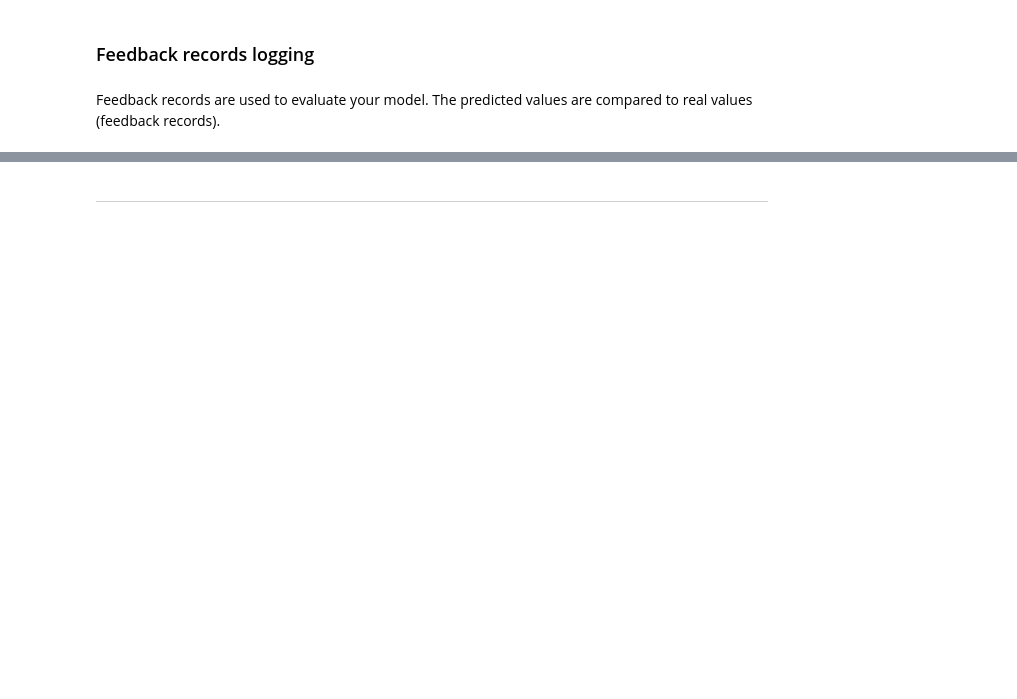
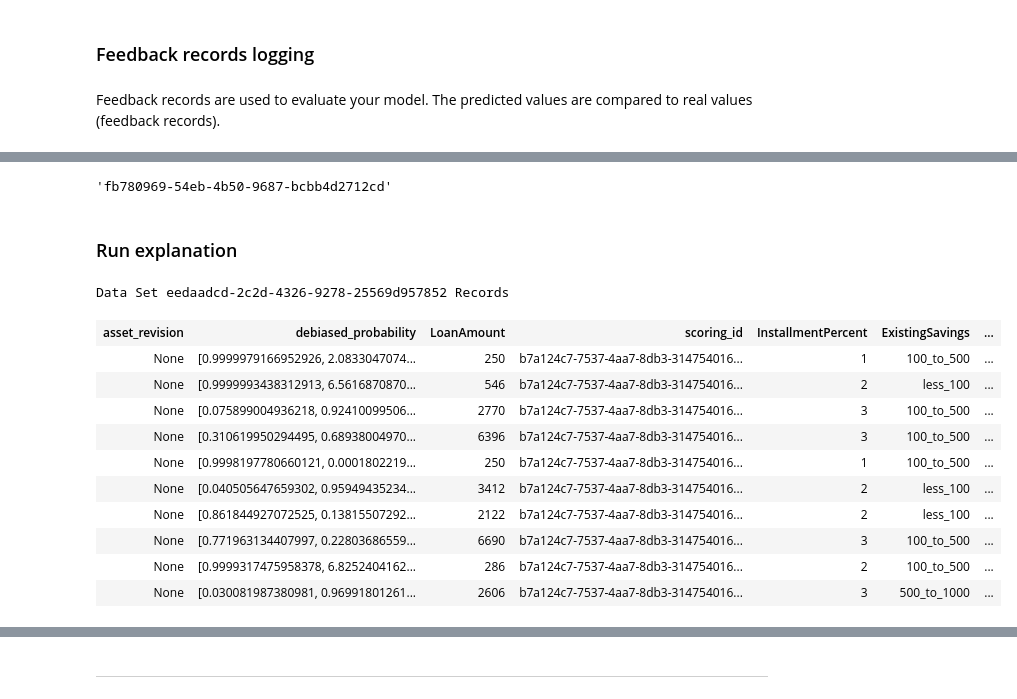
Before and after one commit to IBM/monitor-azure-ml-with-watson-openscale, a Jupyter notebook: examples/WatsonOpenScaleAndAzureMLengineExampleOutput.ipynb, the cells around one changed output, grey strips where cells are left out. Drawn from its saved outputs; the diff is of its cells as text; code cells hidden in the pictures; blank space fills up the shorter version.

```diff
--- a/examples/WatsonOpenScaleAndAzureMLengineExampleOutput.ipynb
+++ b/examples/WatsonOpenScaleAndAzureMLengineExampleOutput.ipynb
@@ -567,0 +788,32 @@ client.data_mart.get_deployment_metrics()
+# %%
+target = Target(
+    target_type=TargetTypes.SUBSCRIPTION,
+    target_id=subscription_id
+
+)
+parameters = {
+    "features": [
+        {"feature": "Sex",
+         "majority": ['male'],
+         "minority": ['female'],
+         "threshold": 0.95
+         },
+        {"feature": "Age",
+         "majority": [[26, 75]],
+         "minority": [[18, 25]],
+         "threshold": 0.95
+         }
+    ],
+    "favourable_class": ["No Risk"],
+    "unfavourable_class": ["Risk"],
+    "min_records": 40
+}
+
+fairness_monitor_details = wos_client.monitor_instances.create(
+    data_mart_id=data_mart_id,
+    background_mode=False,
+    monitor_definition_id=wos_client.monitor_definitions.MONITORS.FAIRNESS.ID,
+    target=target,
+    parameters=parameters).result
+fairness_monitor_instance_id =fairness_monitor_details.metadata.id
+fairness_monitor_instance_id
@@ -567,0 +921,2 @@ client.data_mart.get_deployment_metrics()
+# %%
+run_details = wos_client.monitor_instances.run(monitor_instance_id=fairness_monitor_instance_id, background_mode=False)
@@ -567,0 +980,22 @@ client.data_mart.get_deployment_metrics()
+# %%
+explainability_monitor_id = explainability_details.metadata.id
+explainability_monitor_id
+# %% [output]
+'fb780969-54eb-4b50-9687-bcbb4d2712cd'
+# %% [markdown]
+### Run explanation
+# %%
+wos_client.data_sets.show_records(data_set_id=payload_data_set_id)
+# %% [output]
+Data Set eedaadcd-2c2d-4326-9278-25569d957852 Records
+| asset_revision | debiased_probability | LoanAmount | scoring_id | InstallmentPercent | ExistingSavings | ... |
+| None | [0.9999979166952926, 2.0833047074... | 250 | b7a124c7-7537-4aa7-8db3-314754016... | 1 | 100_to_500 | ... |
+| None | [0.9999993438312913, 6.5616870870... | 546 | b7a124c7-7537-4aa7-8db3-314754016... | 2 | less_100 | ... |
+| None | [0.075899004936218, 0.92410099506... | 2770 | b7a124c7-7537-4aa7-8db3-314754016... | 3 | 100_to_500 | ... |
+| None | [0.310619950294495, 0.68938004970... | 6396 | b7a124c7-7537-4aa7-8db3-314754016... | 3 | 100_to_500 | ... |
+| None | [0.9998197780660121, 0.0001802219... | 250 | b7a124c7-7537-4aa7-8db3-314754016... | 1 | 100_to_500 | ... |
+| None | [0.040505647659302, 0.95949435234... | 3412 | b7a124c7-7537-4aa7-8db3-314754016... | 2 | less_100 | ... |
+| None | [0.861844927072525, 0.13815507292... | 2122 | b7a124c7-7537-4aa7-8db3-314754016... | 2 | less_100 | ... |
+| None | [0.771963134407997, 0.22803686559... | 6690 | b7a124c7-7537-4aa7-8db3-314754016... | 3 | 100_to_500 | ... |
+| None | [0.9999317475958378, 6.8252404162... | 286 | b7a124c7-7537-4aa7-8db3-314754016... | 2 | 100_to_500 | ... |
+| None | [0.030081987380981, 0.96991801261... | 2606 | b7a124c7-7537-4aa7-8db3-314754016... | 3 | 500_to_1000 | ... |
```
Also changed, not shown: parts of 197 cells of this notebook, 8 other files.
